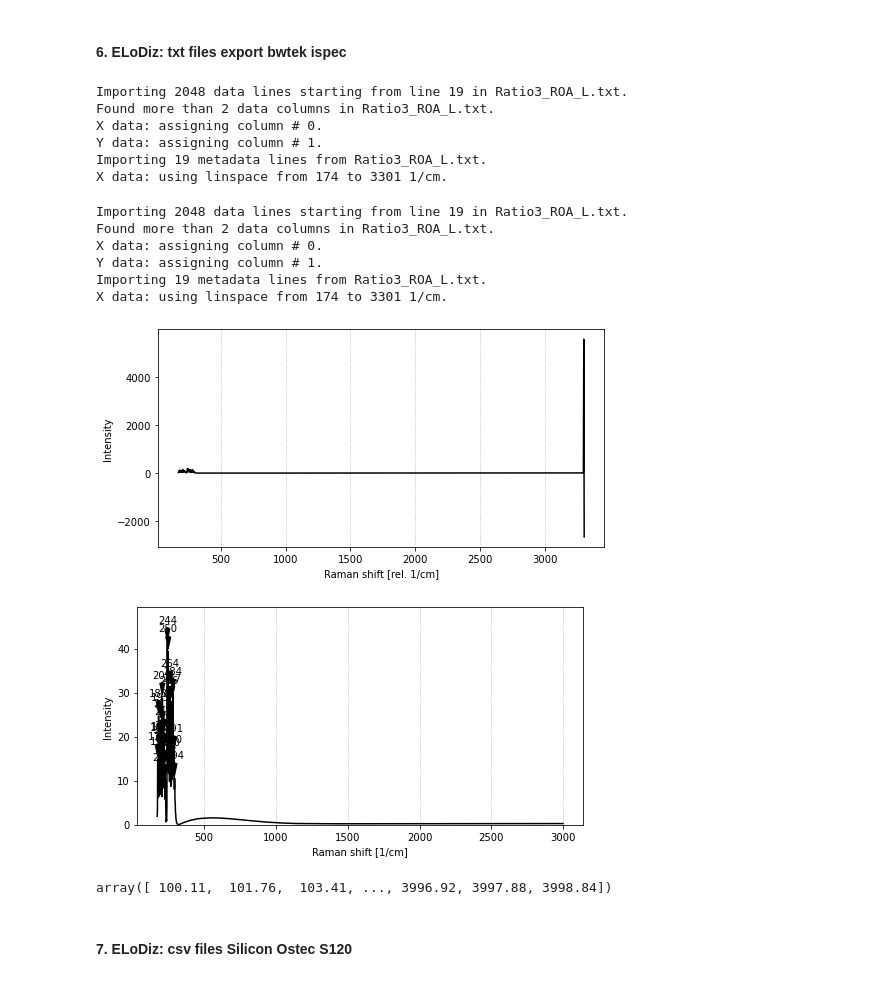
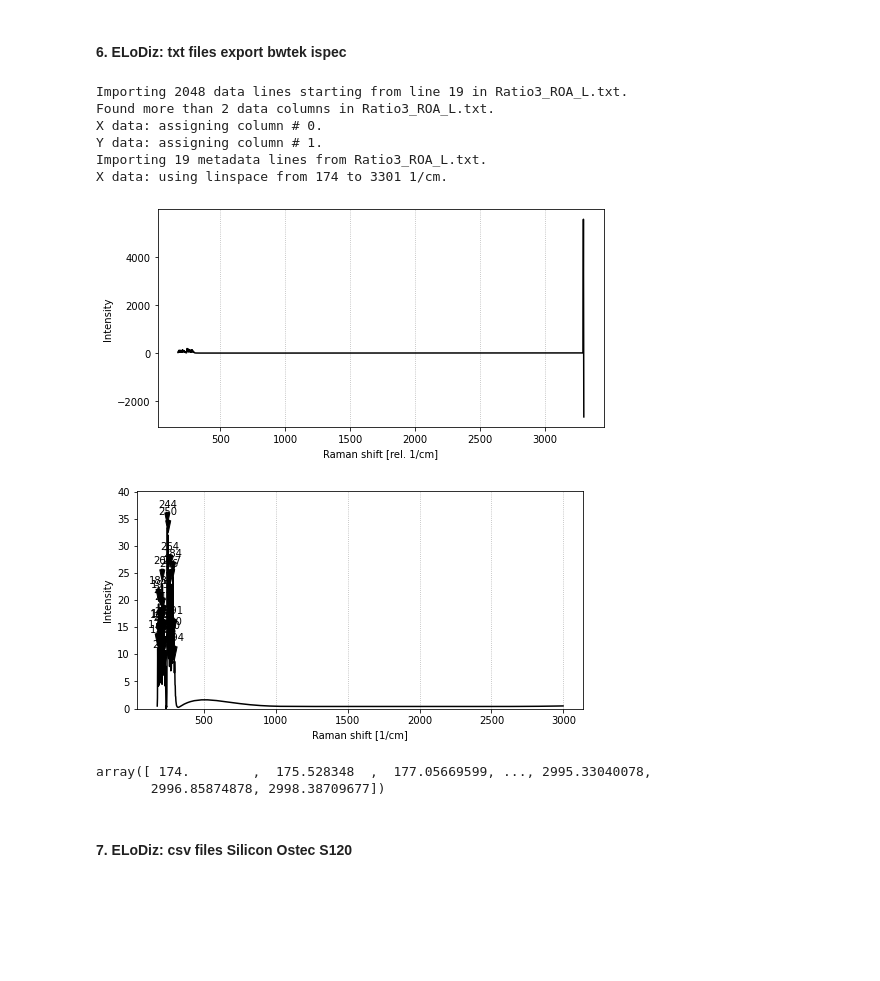
Before and after one commit to h2020charisma/ramanchada, a Jupyter notebook: Chada txt import demo.ipynb, the cells around one changed output. Cells and saved outputs as stored; diff of their text form; code cells hidden in the pictures; blank space fills up the shorter version.

Commit message:
notebooks migrated to ramanchada (but problem with calibration)

```diff
--- a/Chada txt import demo.ipynb
+++ b/Chada txt import demo.ipynb
@@ -7,3 +6,7 @@ from chada import Chada, create
+# %%
+from ramanchada import chada,chada_utilities,chada_io
+import os,path
+TEST_FILES = "test"
 # %% [markdown]
 ### Import txt data from BWTek
 # %% [markdown]
@@ -173,37 +192,36 @@ source = r"\\vm-stor-51\alle\Projekte Kunststoffe\RD\MA\Öffentliche_Projekte\20
 # %%
 target = r"\\vm-stor-51\alle\Projekte Kunststoffe\RD\MA\Öffentliche_Projekte\2020-01-07_230007_H2020-CHARISMA_barton\Python\charisma-raman-spectrum-harmonization\test_data\BWTek_ispec.cha"
+
+target = os.path.join(TEST_FILES,"BWTek_ispec.cha")
-# %%
-create(source, target)
-# %% [output]
-Importing 2048 data lines starting from line 19 in Ratio3_ROA_L.txt.
-Found more than 2 data columns in Ratio3_ROA_L.txt.
-X data: assigning column # 0.
-Y data: assigning column # 1.
-Importing 19 metadata lines from Ratio3_ROA_L.txt.
-X data: using linspace from 174 to 3301 1/cm.
+# %%
+chada_file = chada_io.create(source, target)
+assert os.path.exists(target)
+assert chada_file==target
+# %% [output]
+Importing 2048 data lines starting from line 19 in Ratio3_ROA_L.txt.
+Found more than 2 data columns in Ratio3_ROA_L.txt.
+X data: assigning column # 0.
+Y data: assigning column # 1.
+Importing 19 metadata lines from Ratio3_ROA_L.txt.
+X data: using linspace from 174 to 3301 1/cm.
 # %%
-B = Chada(target)
+B = chada.Chada(target)
-# %% [output]
-Importing 2048 data lines starting from line 19 in Ratio3_ROA_L.txt.
-Found more than 2 data columns in Ratio3_ROA_L.txt.
-X data: assigning column # 0.
-Y data: assigning column # 1.
-Importing 19 metadata lines from Ratio3_ROA_L.txt.
-X data: using linspace from 174 to 3301 1/cm.
 # %%
 B.plot()
 B.x_crop(50,3000)
-B.baseline(niter=1000, smooth=11)
-B.baseline(niter=1000, smooth=11)
+B.fit_baseline(niter=1000, smooth=11)
+B.fit_baseline(niter=1000, smooth=11)
+B.remove_baseline()
 B.normalize()
 B.peaks(True)
 # %% [output]
-[figure, old version]
+[figure, new version]
-[figure, old version]
+[figure, new version]
 # %%
-OS.x_data
+B.x_data
 # %% [output]
-array([ 100.11,  101.76,  103.41, ..., 3996.92, 3997.88, 3998.84])
+array([ 174.        ,  175.528348  ,  177.05669599, ..., 2995.33040078,
+       2996.85874878, 2998.38709677])
 # %%
 B.commit()
 # %% [markdown]
```
Also changed, not shown: parts of 76 cells of this notebook, 1 other file.
